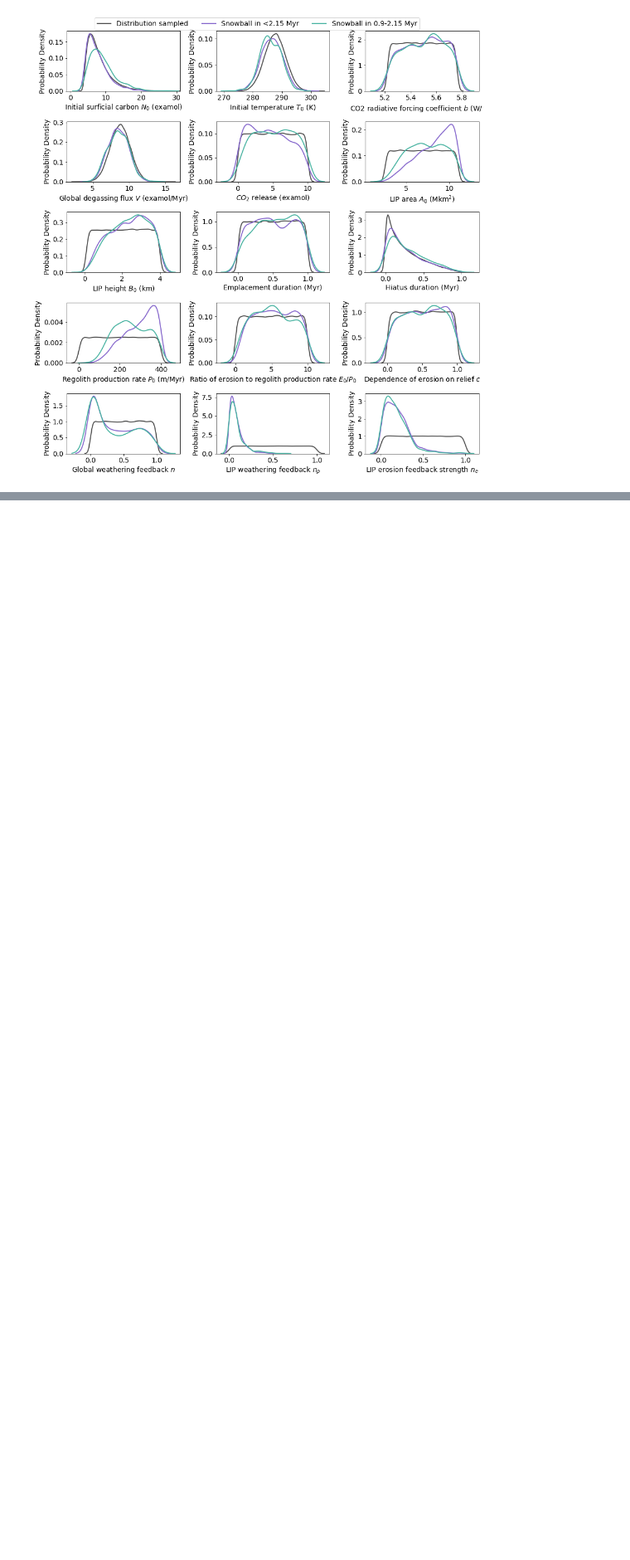
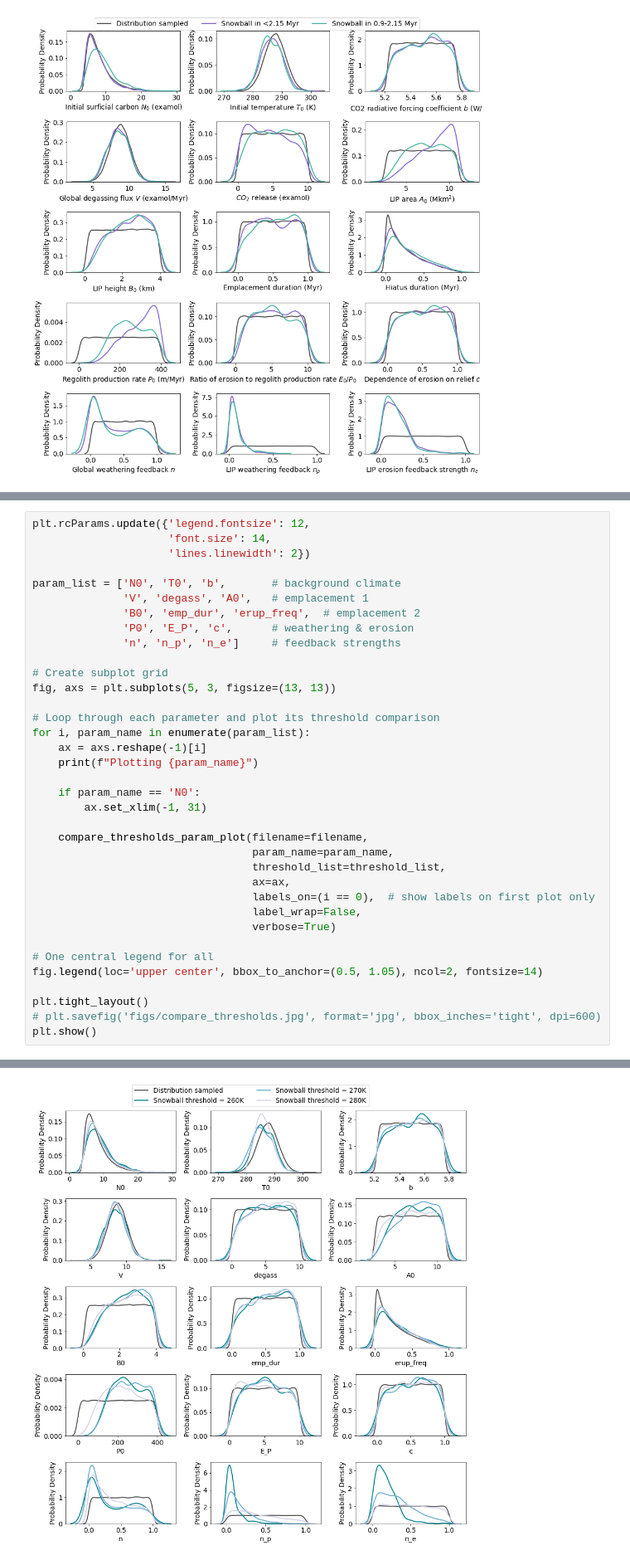
Before and after one commit to cminsky/snowball-LIP, a Jupyter notebook: 0_multiple_thresholds.ipynb, the cells around one changed output, grey strips where cells are left out. Shown: that part at 83% size. Cells and saved outputs as stored; diff of their text form; blank space fills up the shorter version.

```diff
--- a/0_multiple_thresholds.ipynb
+++ b/0_multiple_thresholds.ipynb
@@ -172,0 +242,37 @@ Plotting n_e
+# %%
+plt.rcParams.update({'legend.fontsize': 12,
+                     'font.size': 14,
+                     'lines.linewidth': 2})
+
+param_list = ['N0', 'T0', 'b',       # background climate
+              'V', 'degass', 'A0',   # emplacement 1
+              'B0', 'emp_dur', 'erup_freq',  # emplacement 2
+              'P0', 'E_P', 'c',      # weathering & erosion
+              'n', 'n_p', 'n_e']     # feedback strengths
+
+# Create subplot grid
+fig, axs = plt.subplots(5, 3, figsize=(13, 13))
+
+# Loop through each parameter and plot its threshold comparison
+for i, param_name in enumerate(param_list):
+    ax = axs.reshape(-1)[i]
+    print(f"Plotting {param_name}")
+
+    if param_name == 'N0':
+        ax.set_xlim(-1, 31)
+
+    compare_thresholds_param_plot(filename=filename,
+                                  param_name=param_name,
+                                  threshold_list=threshold_list,
+                                  ax=ax,
+                                  labels_on=(i == 0),  # show labels on first plot only
+                                  label_wrap=False,
+                                  verbose=True)
+
+# One central legend for all
+fig.legend(loc='upper center', bbox_to_anchor=(0.5, 1.05), ncol=2, fontsize=14)
+
+plt.tight_layout()
+# plt.savefig('figs/compare_thresholds.jpg', format='jpg', bbox_inches='tight', dpi=600)
+plt.show()
+# %% [output]
@@ -172,0 +296 @@ Plotting n_e
+[figure, added]
```
Also changed, not shown: parts of 4 cells of this notebook.
